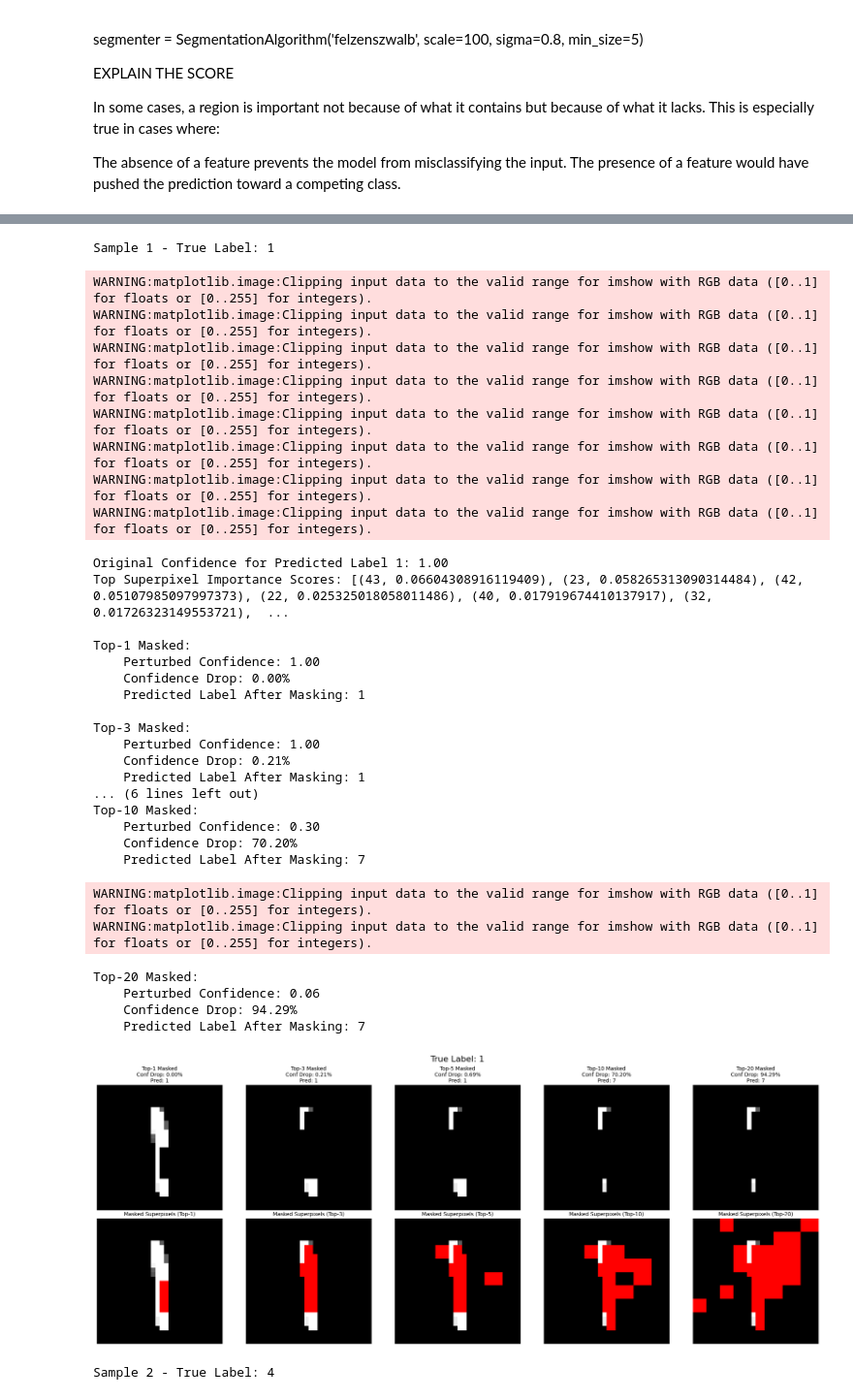
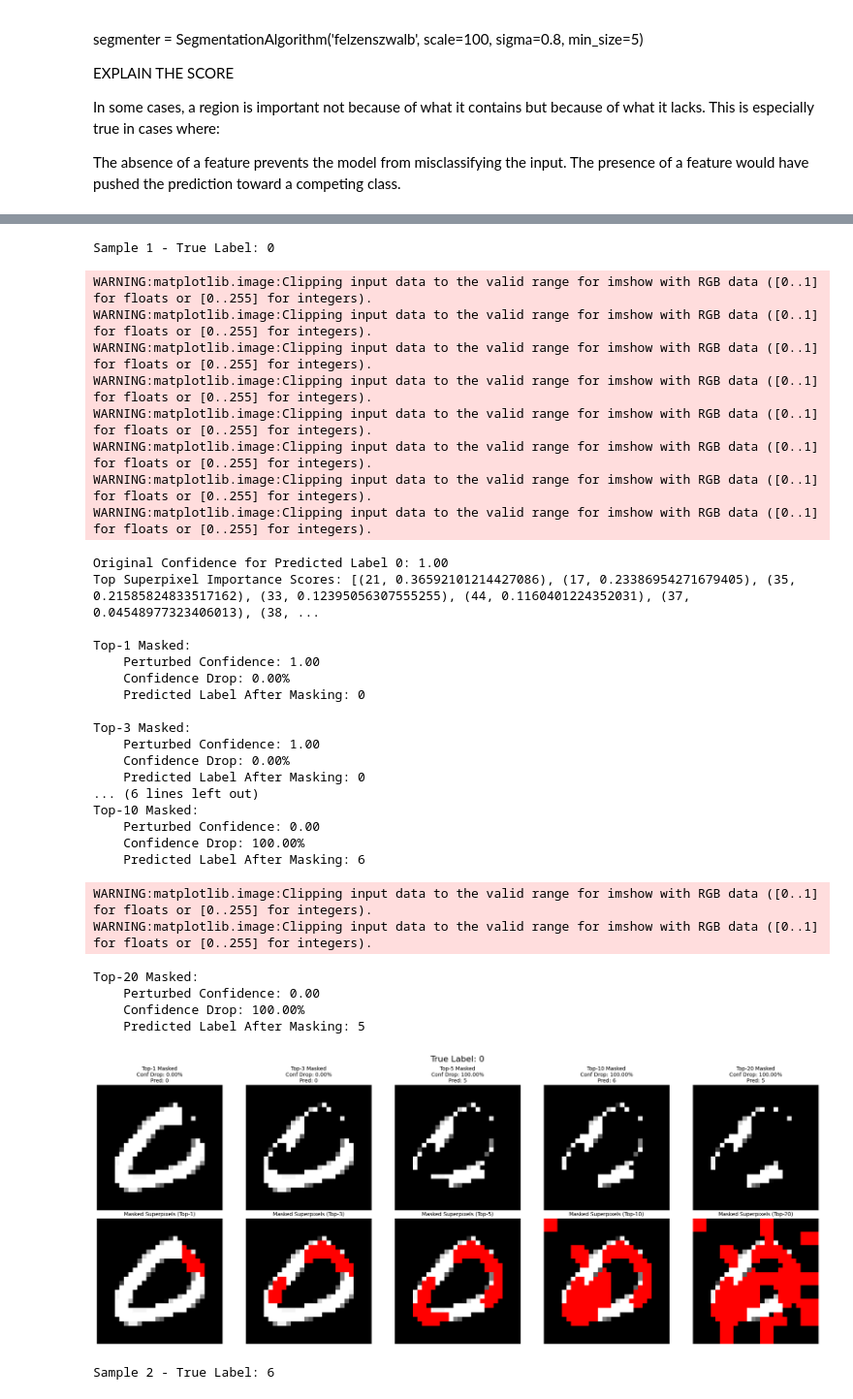
Before and after one commit to Ggenoni/SENN, a Jupyter notebook: training_SNEE.ipynb, the cells around one changed output, grey strips where cells are left out. Shown at 97% size. Saved outputs shown, nothing was run; the diff lists cells and outputs as text; code cells hidden in the pictures.

```diff
--- a/training_SNEE.ipynb
+++ b/training_SNEE.ipynb
@@ -681,11 +726,4 @@ num_samples = 5
 # %%
-# Ensure reproducibility
-torch.manual_seed(100)
-np.random.seed(100)
-
-# Select random indices for the samples
-random_indices = random.sample(range(images.size(0)), num_samples)
-
 # Initialize the LIME Image Explainer
 explainer = lime_image.LimeImageExplainer()
 
@@ -697,8 +735,8 @@ fig, axes = plt.subplots(num_samples, 3, figsize=(15, 5 * num_samples))
 
 for i, random_index in enumerate(random_indices):
     # Select the image and label at the random index
-    sample_image = images[random_index].squeeze(0).numpy()  # Convert to 2D array
-    sample_label = labels[random_index].item()  # Get label as integer
+    sample_image, sample_label = dataset[random_index]
+    sample_image = sample_image.squeeze(0).numpy()  # Convert to 2D array
 
     # Convert grayscale image to RGB
     sample_image_rgb = gray2rgb(sample_image)  # Convert grayscale to RGB (HxWxC)
@@ -848,57 +888,45 @@ plt.show()
 # %%
-# Ensure reproducibility
-torch.manual_seed(100)
-np.random.seed(100)
-random.seed(100)
-
-# Define the number of samples and superpixel steps
-num_samples = 5
-
-# Select 5 random indices
-random_indices = random.sample(range(images.size(0)), num_samples)
-
-# Apply the function to each randomly chosen sample
 for idx, random_index in enumerate(random_indices):
+    sample_image, sample_label = dataset[random_index]
     # Get the sample image and label
-    sample_image = images[random_index].squeeze(0).numpy()  # Convert to 2D array
-    sample_label = labels[random_index].item()
+    sample_image = sample_image.squeeze(0).numpy()  # Convert to 2D array
 
     print(f"Sample {idx + 1} - True Label: {sample_label}")
 
     # Visualize the impact of masking superpixels
     predict_on_masked_superpixels(sample_image, mnist_SENN)
 # %% [output]
-Sample 1 - True Label: 1
+Sample 1 - True Label: 0
 WARNING:matplotlib.image:Clipping input data to the valid range for imshow with RGB data ([0..1] for floats or [0..255] for integers).
 WARNING:matplotlib.image:Clipping input data to the valid range for imshow with RGB data ([0..1] for floats or [0..255] for integers).
 WARNING:matplotlib.image:Clipping input data to the valid range for imshow with RGB data ([0..1] for floats or [0..255] for integers).
 WARNING:matplotlib.image:Clipping input data to the valid range for imshow with RGB data ([0..1] for floats or [0..255] for integers).
 WARNING:matplotlib.image:Clipping input data to the valid range for imshow with RGB data ([0..1] for floats or [0..255] for integers).
 WARNING:matplotlib.image:Clipping input data to the valid range for imshow with RGB data ([0..1] for floats or [0..255] for integers).
 WARNING:matplotlib.image:Clipping input data to the valid range for imshow with RGB data ([0..1] for floats or [0..255] for integers).
 WARNING:matplotlib.image:Clipping input data to the valid range for imshow with RGB data ([0..1] for floats or [0..255] for integers).
-Original Confidence for Predicted Label 1: 1.00
-Top Superpixel Importance Scores: [(43, 0.06604308916119409), (23, 0.058265313090314484), (42, 0.05107985097997373), (22, 0.025325018058011486), (40, 0.017919674410137917), (32, 0.01726323149553721),  ...
+Original Confidence for Predicted Label 0: 1.00
+Top Superpixel Importance Scores: [(21, 0.36592101214427086), (17, 0.23386954271679405), (35, 0.21585824833517162), (33, 0.12395056307555255), (44, 0.1160401224352031), (37, 0.04548977323406013), (38, ...
 
 Top-1 Masked:
     Perturbed Confidence: 1.00
     Confidence Drop: 0.00%
-    Predicted Label After Masking: 1
+    Predicted Label After Masking: 0
 
 Top-3 Masked:
     Perturbed Confidence: 1.00
-    Confidence Drop: 0.21%
-    Predicted Label After Masking: 1
+    Confidence Drop: 0.00%
+    Predicted Label After Masking: 0
 ... (6 lines left out)
 Top-10 Masked:
-    Perturbed Confidence: 0.30
-    Confidence Drop: 70.20%
-    Predicted Label After Masking: 7
+    Perturbed Confidence: 0.00
+    Confidence Drop: 100.00%
+    Predicted Label After Masking: 6
 WARNING:matplotlib.image:Clipping input data to the valid range for imshow with RGB data ([0..1] for floats or [0..255] for integers).
 WARNING:matplotlib.image:Clipping input data to the valid range for imshow with RGB data ([0..1] for floats or [0..255] for integers).
 Top-20 Masked:
-    Perturbed Confidence: 0.06
-    Confidence Drop: 94.29%
-    Predicted Label After Masking: 7
+    Perturbed Confidence: 0.00
+    Confidence Drop: 100.00%
+    Predicted Label After Masking: 5
-[figure, old version]
+[figure, new version]
-Sample 2 - True Label: 4
+Sample 2 - True Label: 6
```
Also changed, not shown: parts of 11 cells of this notebook.
